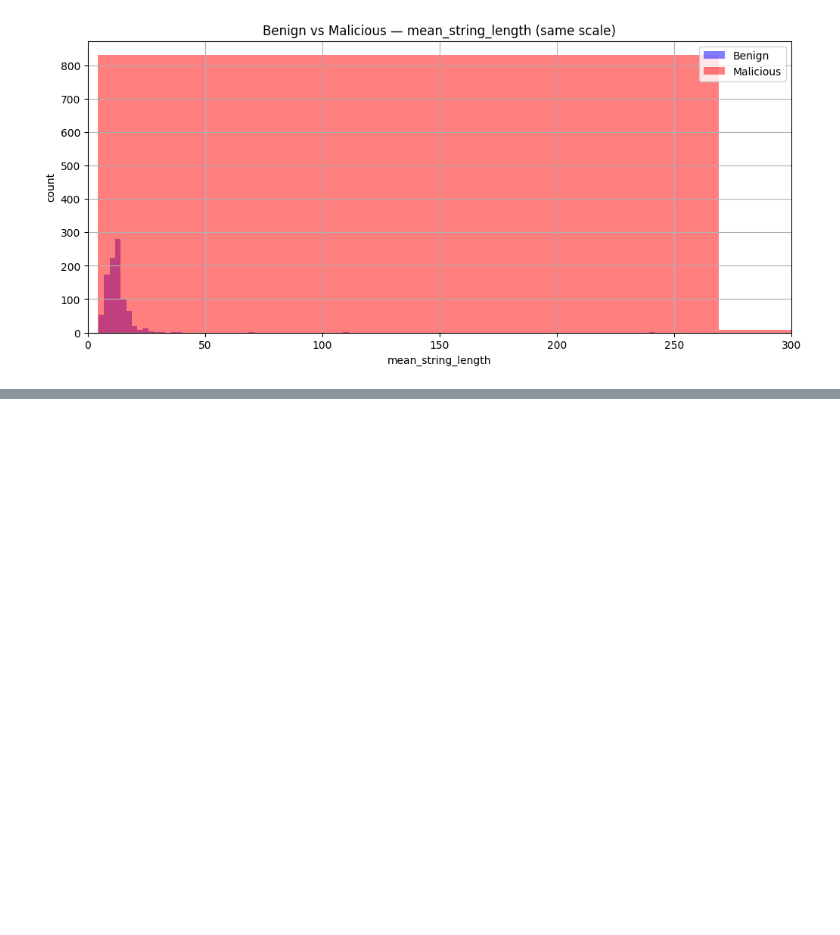
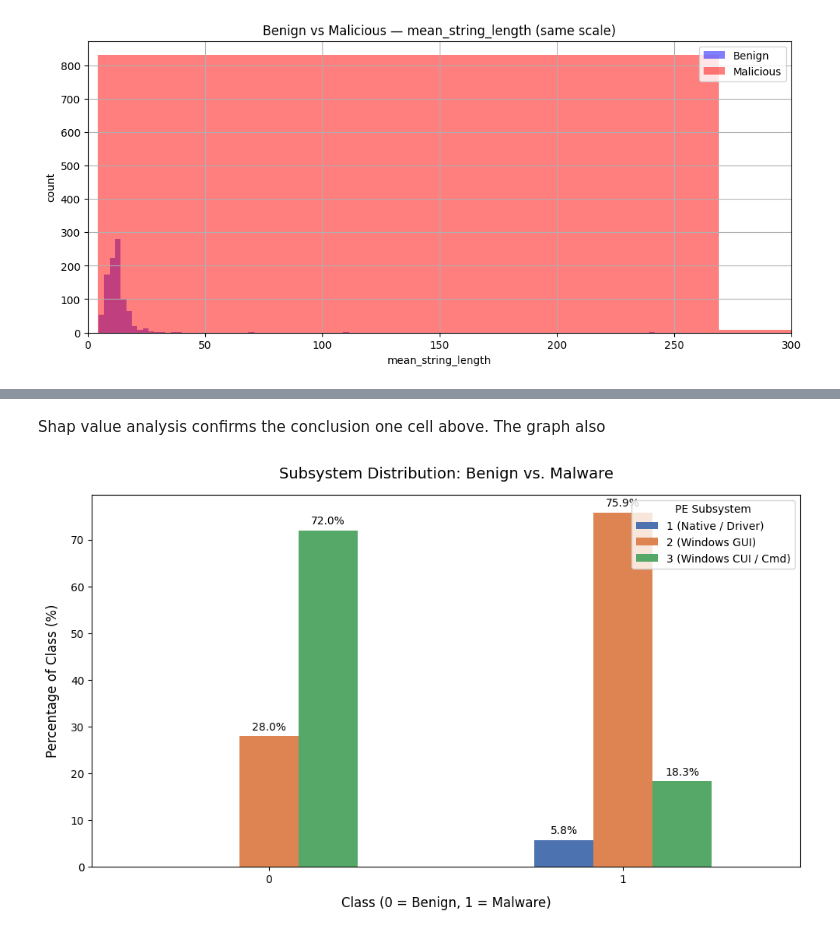
Before and after one commit to Keyboris/PE-pasrser, a Jupyter notebook: ml_training/notenook.ipynb, the cells around one changed output, grey strips where cells are left out. Drawn from its saved outputs; the diff is of its cells as text; code cells hidden in the pictures; blank space fills up the shorter version.

```diff
--- a/ml_training/notenook.ipynb
+++ b/ml_training/notenook.ipynb
@@ -108,0 +119,30 @@ shap.plots.beeswarm(shap_values)
+# %% [markdown]
+Shap value analysis confirms the conclusion one cell above. The graph also
+# %%
+import matplotlib.pyplot as plt
+
+distribution = pd.crosstab(df['label'], df['subsystem'], normalize='index') * 100
+ax = distribution.plot(kind='bar', figsize=(10, 6), rot=0,
+                       color=['#4C72B0', '#DD8452', '#55A868'])
+
+plt.title('Subsystem Distribution: Benign vs. Malware', fontsize=14, pad=15)
+plt.xlabel('Class (0 = Benign, 1 = Malware)', fontsize=12, labelpad=10)
+plt.ylabel('Percentage of Class (%)', fontsize=12, labelpad=10)
+
+plt.legend(['1 (Native / Driver)', '2 (Windows GUI)', '3 (Windows CUI / Cmd)'],
+           title='PE Subsystem', loc='upper right')
+
+for p in ax.patches:
+    height = p.get_height()
+    if height > 0:
+        ax.annotate(f'{height:.1f}%',
+                    (p.get_x() + p.get_width() / 2., height),
+                    ha='center', va='bottom',
+                    xytext=(0, 3),
+                    textcoords='offset points',
+                    fontsize=10)
+
+plt.tight_layout()
+plt.show()
+# %% [output]
+[figure, added]
```
Also changed, not shown: parts of 14 cells of this notebook.
